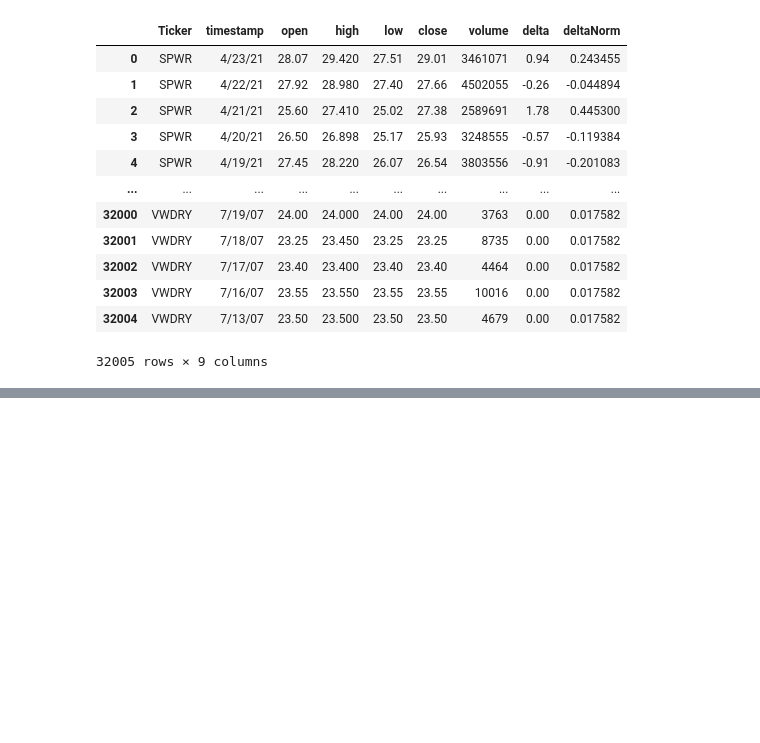
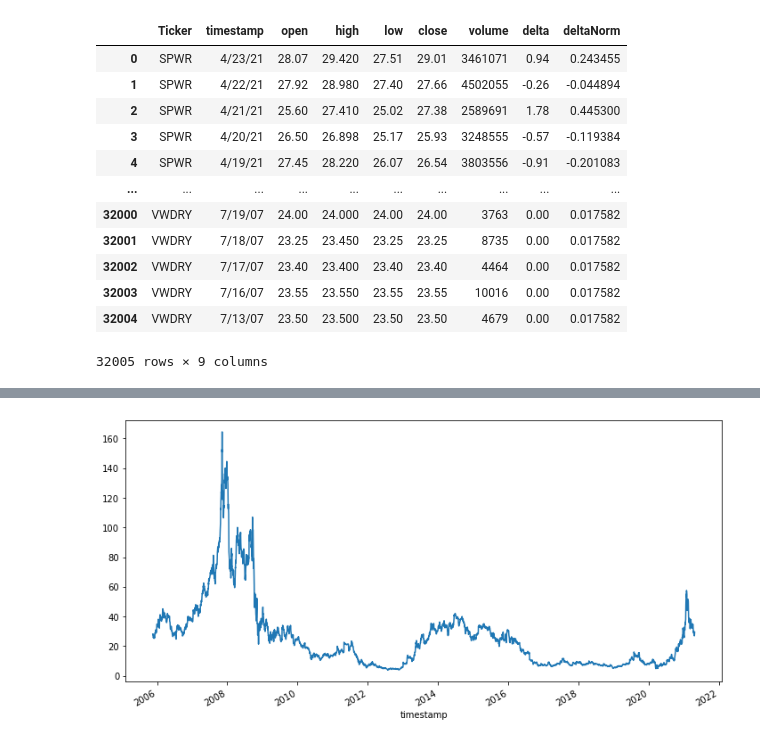
Before and after one commit to roldanjrgl/bds_green_investing, a Jupyter notebook: explore_all_datasets/explore_stock_prices.ipynb, the cells around one changed output, grey strips where cells are left out. Cells and saved outputs as stored; diff of their text form; code cells hidden in the pictures; blank space fills up the shorter version.

```diff
--- a/explore_all_datasets/explore_stock_prices.ipynb
+++ b/explore_all_datasets/explore_stock_prices.ipynb
@@ -32,0 +44,2 @@ stock_prices.index = pd.to_datetime(stock_prices['timestamp'])
+# %%
+spwr_prices.drop(columns='timestamp', inplace=True)
@@ -32,0 +68,4 @@ stock_prices.index = pd.to_datetime(stock_prices['timestamp'])
+# %%
+spwr_prices['high'].plot(figsize=(12,6));
+# %% [output]
+[figure, added]
```
Also changed, not shown: parts of 15 cells of this notebook.
